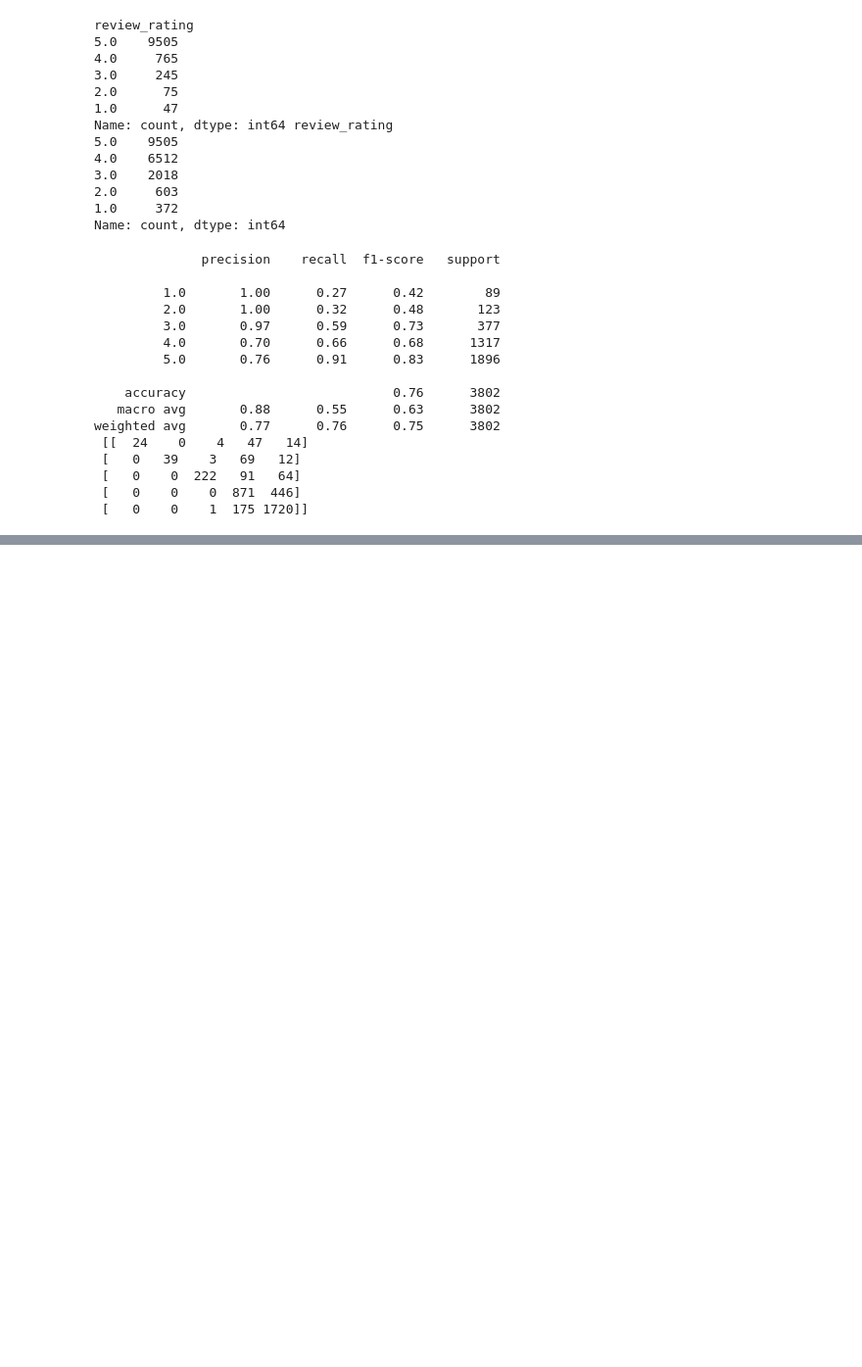
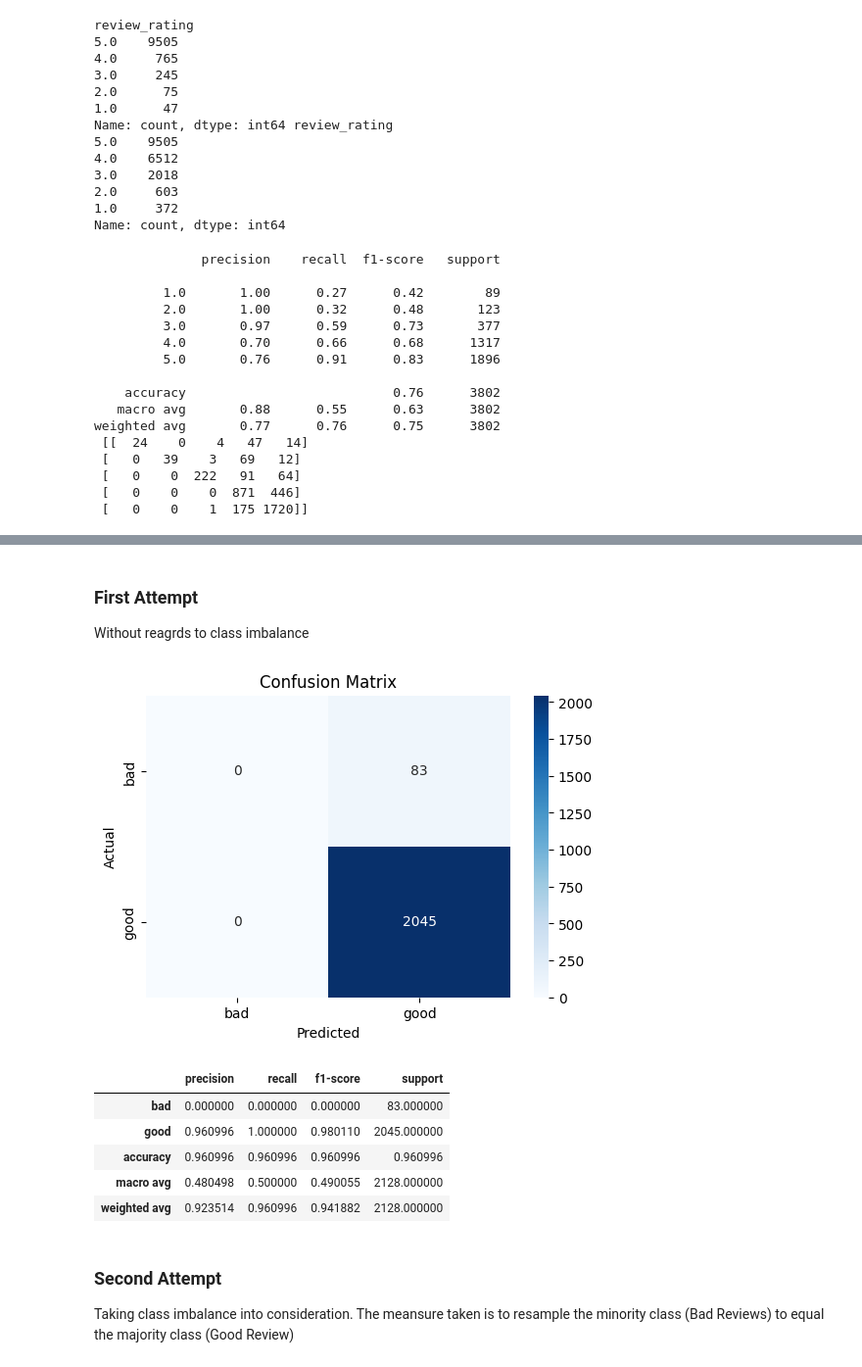
Before and after one commit to Lakes41/Course-Reviews-Sentiment-analysis, a Jupyter notebook: Main.ipynb, the cells around one changed output, grey strips where cells are left out. Shown at 98% size. Drawn from its saved outputs; the diff is of its cells as text; code cells hidden in the pictures; blank space fills up the shorter version.

Commit message:
Classification Update and Validation data testing

```diff
--- a/Main.ipynb
+++ b/Main.ipynb
@@ -278,0 +285,60 @@ weighted avg       0.77      0.76      0.75      3802
+# %% [markdown]
+### First Attempt
+Without reagrds to class imbalance
+# %%
+# Define a function to convert ratings into 'good' and 'bad'
+def binary_rating(rating):
+    if rating >= 4:
+        return 'good'
+    else:
+        return 'bad'
+
+# Apply the function to the 'review_rating' column
+binary_data = clean_data.copy()
+binary_data['review_rating'] = binary_data['review_rating'].apply(binary_rating)
+
+# Split data into features (X) and target label (y)
+X_binary = binary_data['review_comment']
+y_binary = binary_data['review_rating']
+
+# Split the data into training and testing sets
+X_train_binary, X_test_binary, y_train_binary, y_test_binary = train_test_split(
+    X_binary, y_binary, test_size=0.2, random_state=2025)
+
+# Train the model with the binary training data
+text_clf_binary = make_pipeline(vectorizer, model)
+text_clf_binary.fit(X_train_binary, y_train_binary)
+
+# Predict the categories of the binary test data
+y_pred_binary = text_clf_binary.predict(X_test_binary)
+
+# Calculate the classification report for the binary data
+report_binary = classification_report(y_test_binary, y_pred_binary, output_dict=True)
+
+# Calculate the confusion matrix for the binary data
+conf_matrix_binary = confusion_matrix(y_test_binary, y_pred_binary)
+
+# Convert classification report to DataFrame for better visualization
+report_binary_df = pd.DataFrame(report_binary).transpose()
+
+# Plot confusion matrix as a heatmap
+plt.figure(figsize=(6, 4))
+sns.heatmap(conf_matrix_binary, annot=True, fmt='d', cmap='Blues',
+            xticklabels=['bad', 'good'], yticklabels=['bad', 'good'])
+plt.ylabel('Actual')
+plt.xlabel('Predicted')
+plt.title('Confusion Matrix')
+plt.show()
+
+report_binary_df
+# %% [output]
+[figure, added]
+|  | precision | recall | f1-score | support |
+| bad | 0.000000 | 0.000000 | 0.000000 | 83.000000 |
+| good | 0.960996 | 1.000000 | 0.980110 | 2045.000000 |
+| accuracy | 0.960996 | 0.960996 | 0.960996 | 0.960996 |
+| macro avg | 0.480498 | 0.500000 | 0.490055 | 2128.000000 |
+| weighted avg | 0.923514 | 0.960996 | 0.941882 | 2128.000000 |
+# %% [markdown]
+### Second Attempt
+Taking class imbalance into consideration. The meansure taken is to resample the minority class (Bad Reviews) to equal the majority class (Good Review)
```
Also changed, not shown: parts of 10 cells of this notebook.
